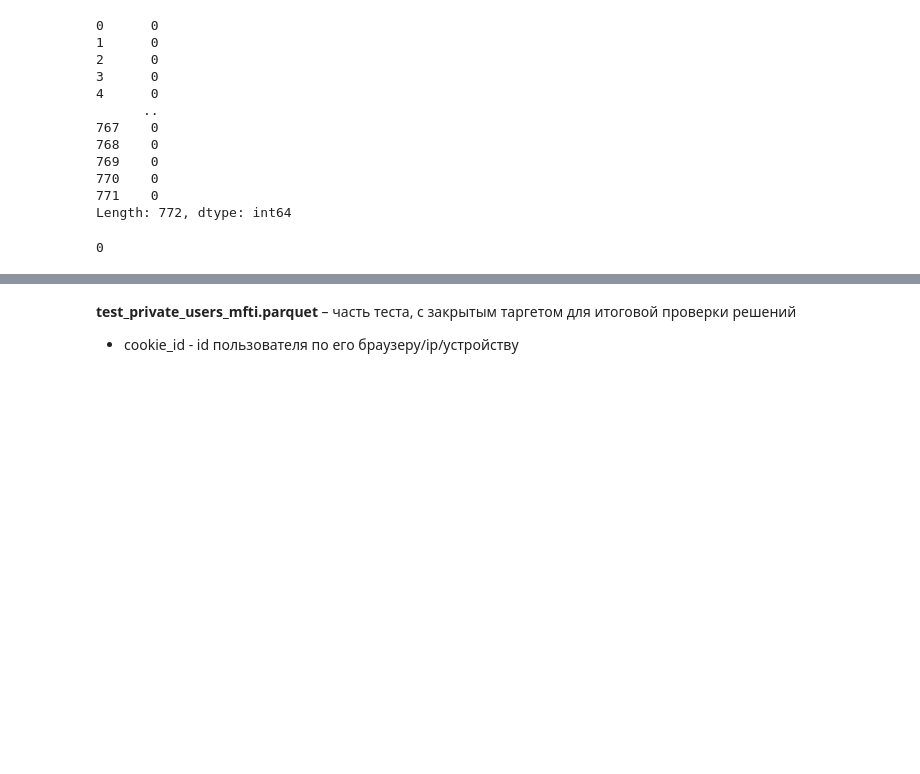
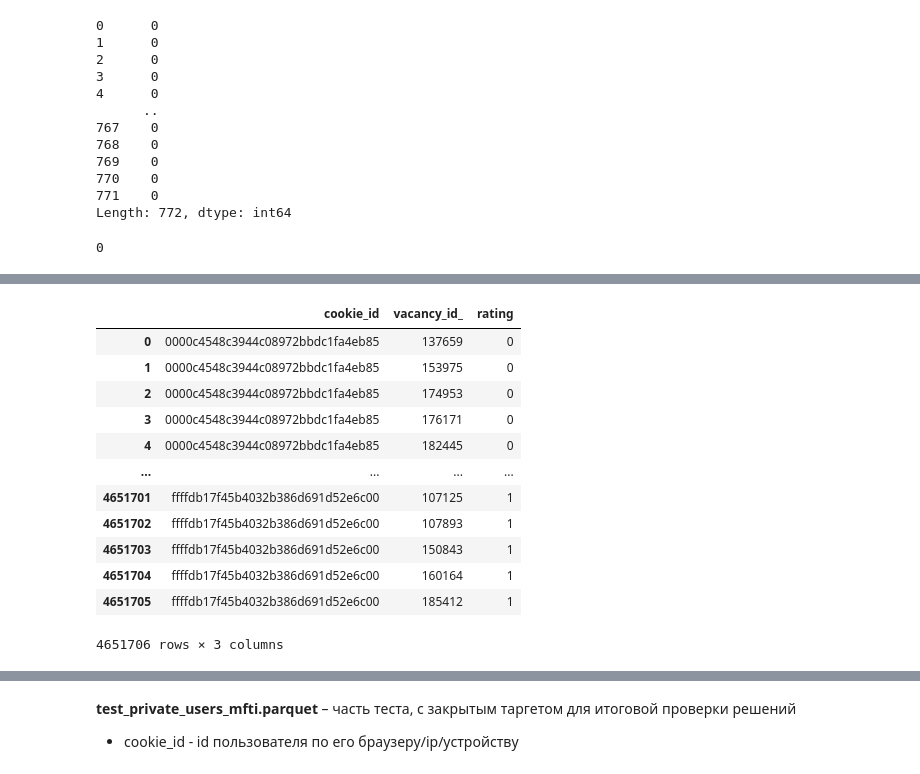
Before and after one commit to YurezSml/Hakaton2022, a Jupyter notebook: DataProc_RabotaRU.ipynb, the cells around one changed output, grey strips where cells are left out. Drawn from its saved outputs; the diff is of its cells as text; code cells hidden in the pictures; blank space fills up the shorter version.

```diff
--- a/DataProc_RabotaRU.ipynb
+++ b/DataProc_RabotaRU.ipynb
@@ -333,0 +307,19 @@ rating_matrix
+# %%
+# !!!TODO!!! - Пока группирую пользователей по cookie_id, исправить, когда будет новый user_id
+
+train_mfti_df_fixed_2 = train_mfti_df_fixed.groupby(['cookie_id', 'vacancy_id_'], as_index=False)['rating'].sum()
+train_mfti_df_fixed_2
+# %% [output]
+|  | cookie_id | vacancy_id_ | rating |
+| 0 | 0000c4548c3944c08972bbdc1fa4eb85 | 137659 | 0 |
+| 1 | 0000c4548c3944c08972bbdc1fa4eb85 | 153975 | 0 |
+| 2 | 0000c4548c3944c08972bbdc1fa4eb85 | 174953 | 0 |
+| 3 | 0000c4548c3944c08972bbdc1fa4eb85 | 176171 | 0 |
+| 4 | 0000c4548c3944c08972bbdc1fa4eb85 | 182445 | 0 |
+| ... | ... | ... | ... |
+| 4651701 | ffffdb17f45b4032b386d691d52e6c00 | 107125 | 1 |
+| 4651702 | ffffdb17f45b4032b386d691d52e6c00 | 107893 | 1 |
+| 4651703 | ffffdb17f45b4032b386d691d52e6c00 | 150843 | 1 |
+| 4651704 | ffffdb17f45b4032b386d691d52e6c00 | 160164 | 1 |
+| 4651705 | ffffdb17f45b4032b386d691d52e6c00 | 185412 | 1 |
+4651706 rows × 3 columns
```
Also changed, not shown: parts of 7 cells of this notebook.
